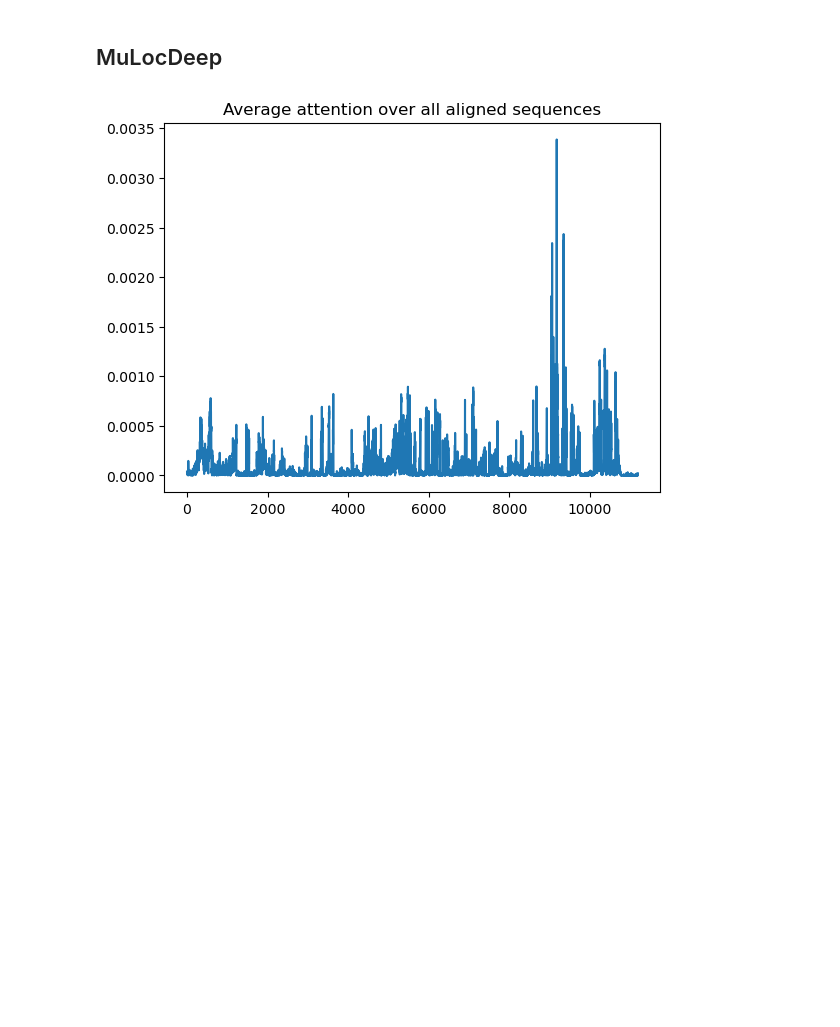
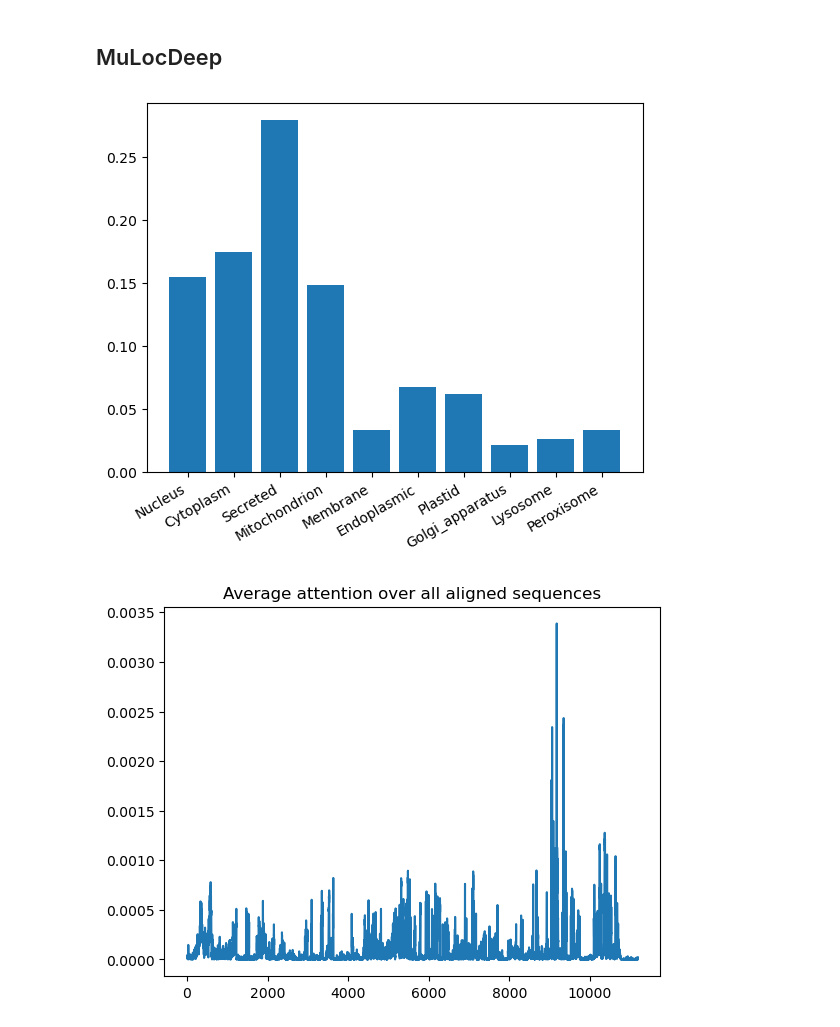
Before and after one commit to Delft-iGEM/utp-sequence-analysis, a Jupyter notebook: localizations.ipynb, the cells around one changed output. Saved outputs shown, nothing was run; the diff lists cells and outputs as text; code cells hidden in the pictures; blank space fills up the shorter version.

Commit message:
localization total probabilities

```diff
--- a/localizations.ipynb
+++ b/localizations.ipynb
@@ -118,6 +118,23 @@ for line in sub_organellar_prediction_str.split("\n"):
             continue
         prob = float(prob)
         sub_organellar_predictions[prot_id][target] = prob
+# %%
+subcell_loc_categories = set(list(sub_cellular_predictions.values())[0].keys())
+total_probs = defaultdict(lambda: 0)
+for _, targets in sub_cellular_predictions.items():
+    for t, p in targets.items():
+        total_probs[t] += p
+
+# Normalize
+total_p = sum(total_probs.values())
+for i in total_probs:
+    total_probs[i] /= total_p
+
+plt.bar(total_probs.keys(), total_probs.values())
+plt.xticks(rotation=30, ha='right')
+plt.show()
+# %% [output]
+[figure, added]
 # %%
 # Plot the average attention over all aligned sequences
 
```
Also changed, not shown: 1 other file.
